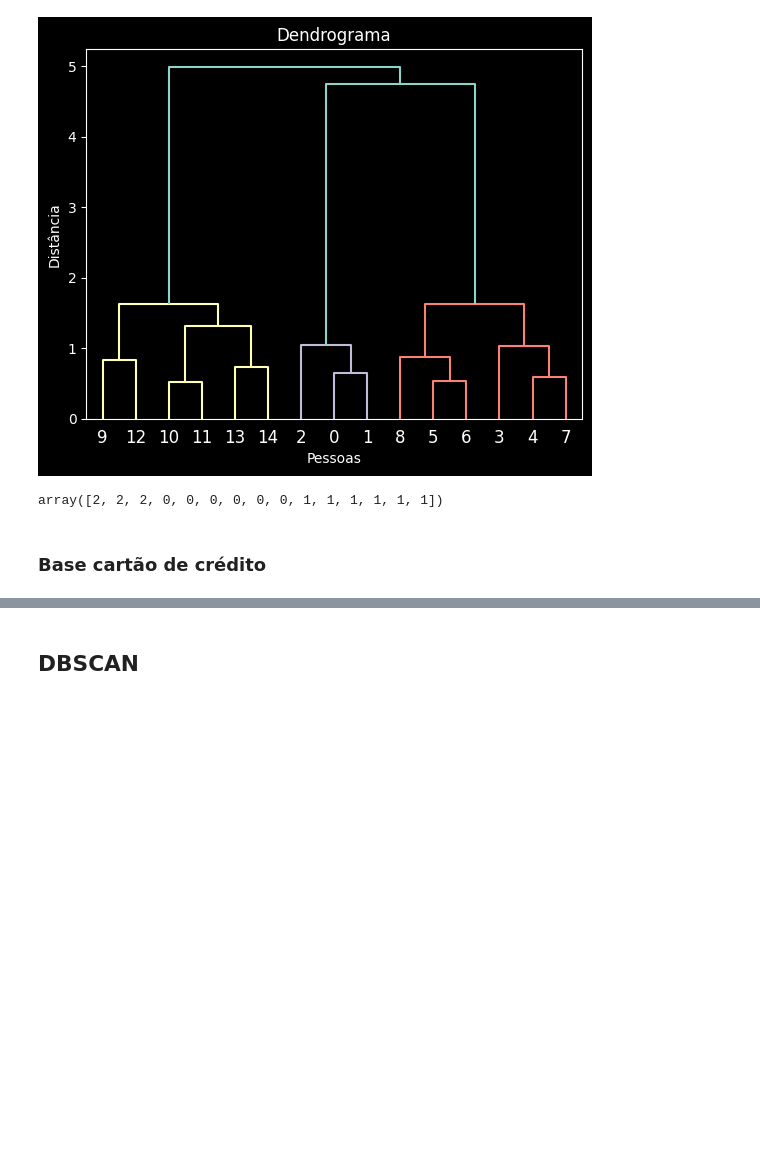
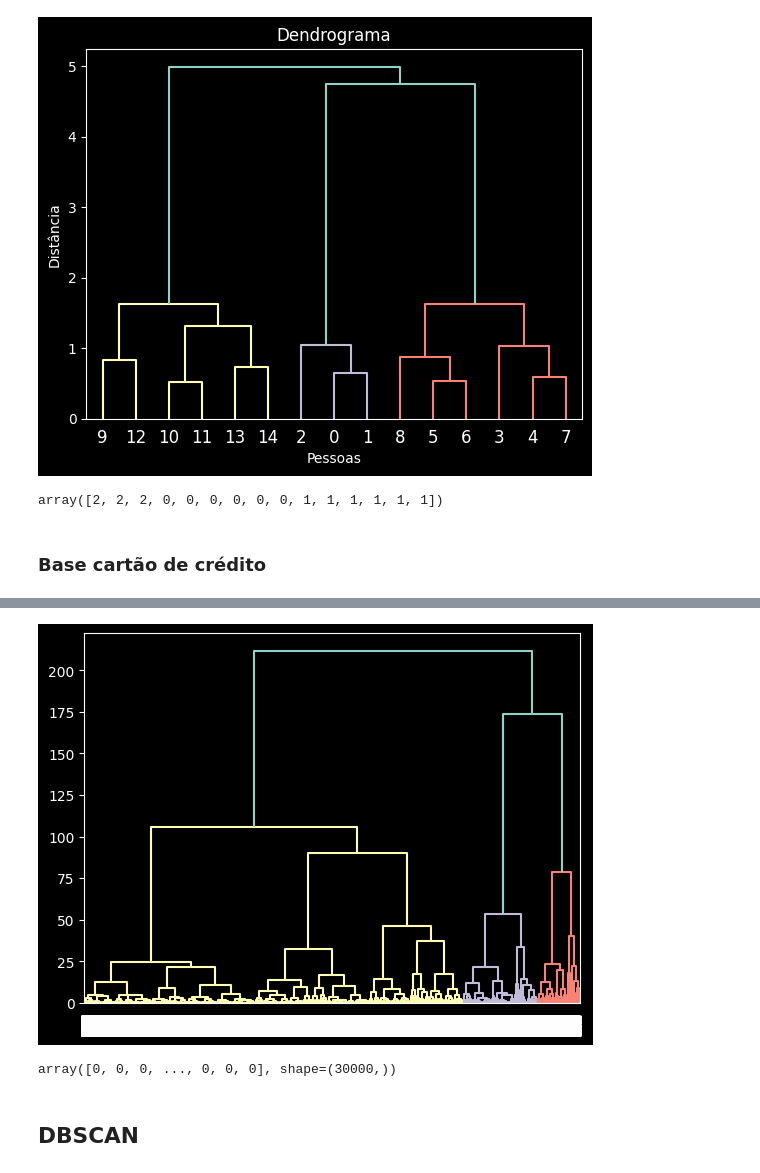
Before and after one commit to Joao-Inacio/Machine-Learning-e-Data-Science-com-Python, a Jupyter notebook: 1.5-Agrupamento-com-K-means/agrupamento.ipynb, the cells around one changed output, grey strips where cells are left out. Saved outputs shown, nothing was run; the diff lists cells and outputs as text; code cells hidden in the pictures; blank space fills up the shorter version.

```diff
--- a/1.5-Agrupamento-com-K-means/agrupamento.ipynb
+++ b/1.5-Agrupamento-com-K-means/agrupamento.ipynb
@@ -382,0 +393,4 @@ grafico.show()
+# %%
+dendrograma = dendrogram(linkage(X_cartao, method='ward'))
+# %% [output]
+[figure, added]
@@ -382,0 +400,4 @@ grafico.show()
+# %%
+rotulos
+# %% [output]
+array([0, 0, 0, ..., 0, 0, 0], shape=(30000,))
```
Also changed, not shown: parts of 3 cells of this notebook.
